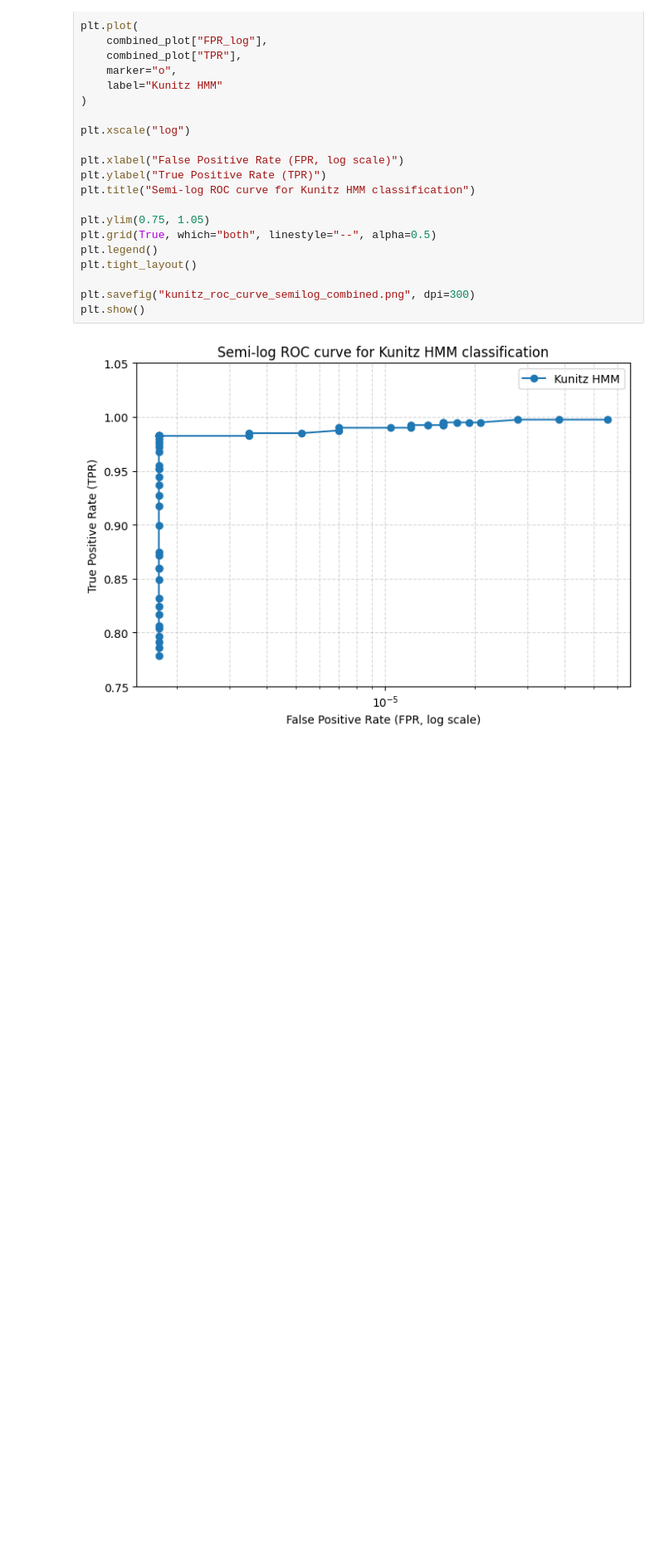
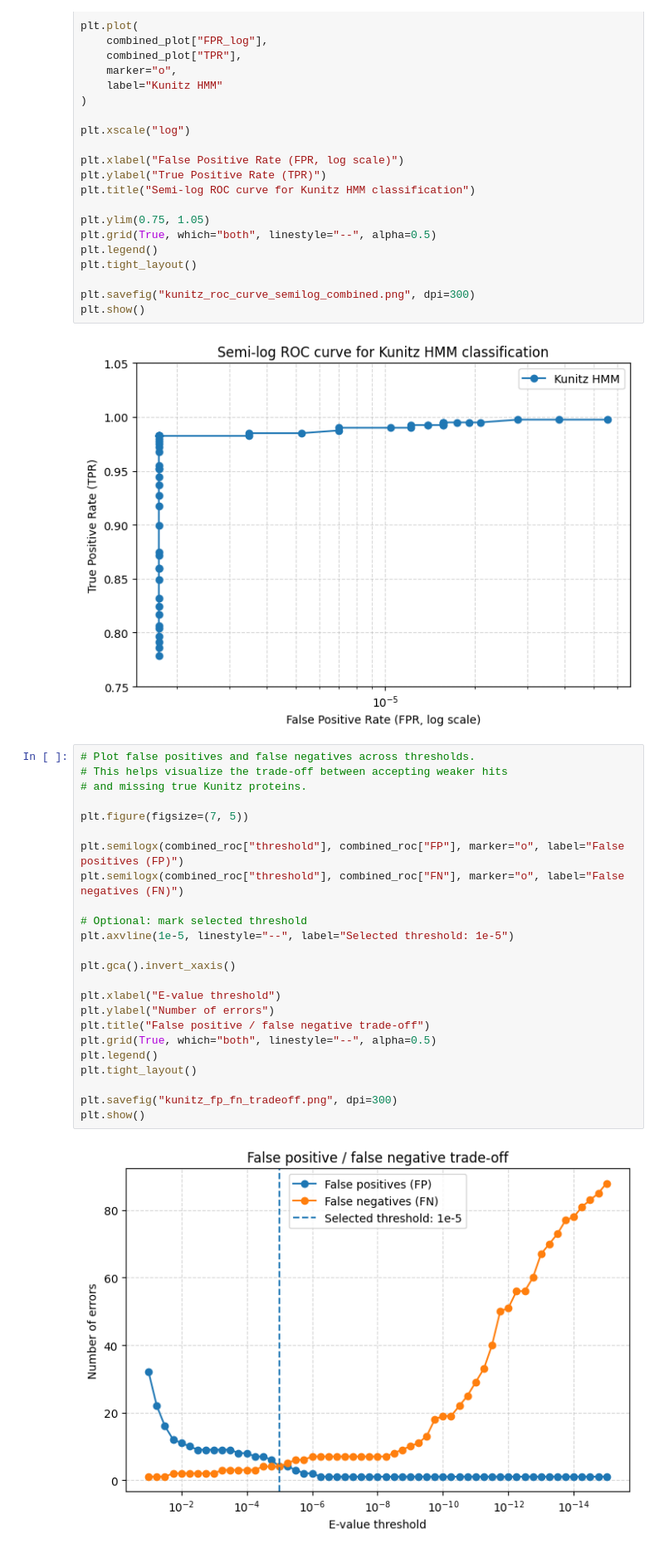
Before and after one commit to cloudy00000/kunitz-hmm-project, a Jupyter notebook: notebooks/roc_plot.ipynb, the cells around one changed output. Shown at 83% size. Saved outputs shown, nothing was run; the diff lists cells and outputs as text; blank space fills up the shorter version.

Commit message:
Update ROC notebook and figures

```diff
--- a/notebooks/roc_plot.ipynb
+++ b/notebooks/roc_plot.ipynb
@@ -217,3 +217,29 @@ plt.savefig("kunitz_roc_curve_semilog_combined.png", dpi=300)
 plt.show()
 # %% [output]
 [figure]
+# %%
+# Plot false positives and false negatives across thresholds.
+# This helps visualize the trade-off between accepting weaker hits
+# and missing true Kunitz proteins.
+
+plt.figure(figsize=(7, 5))
+
+plt.semilogx(combined_roc["threshold"], combined_roc["FP"], marker="o", label="False positives (FP)")
+plt.semilogx(combined_roc["threshold"], combined_roc["FN"], marker="o", label="False negatives (FN)")
+
+# Optional: mark selected threshold
+plt.axvline(1e-5, linestyle="--", label="Selected threshold: 1e-5")
+
+plt.gca().invert_xaxis()
+
+plt.xlabel("E-value threshold")
+plt.ylabel("Number of errors")
+plt.title("False positive / false negative trade-off")
+plt.grid(True, which="both", linestyle="--", alpha=0.5)
+plt.legend()
+plt.tight_layout()
+
+plt.savefig("kunitz_fp_fn_tradeoff.png", dpi=300)
+plt.show()
+# %% [output]
+[figure, added]
```
Also changed, not shown: parts of 1 cell of this notebook, 1 other file.
